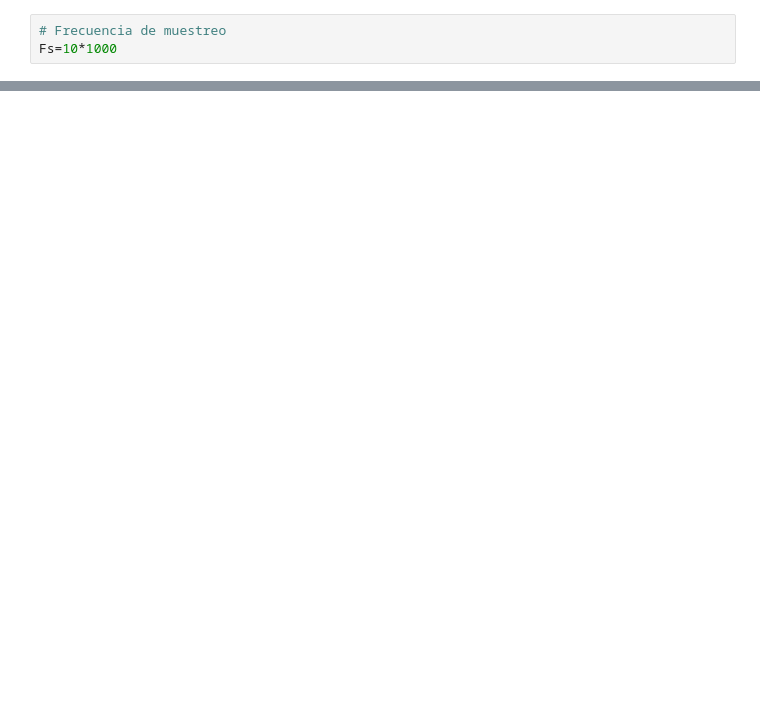
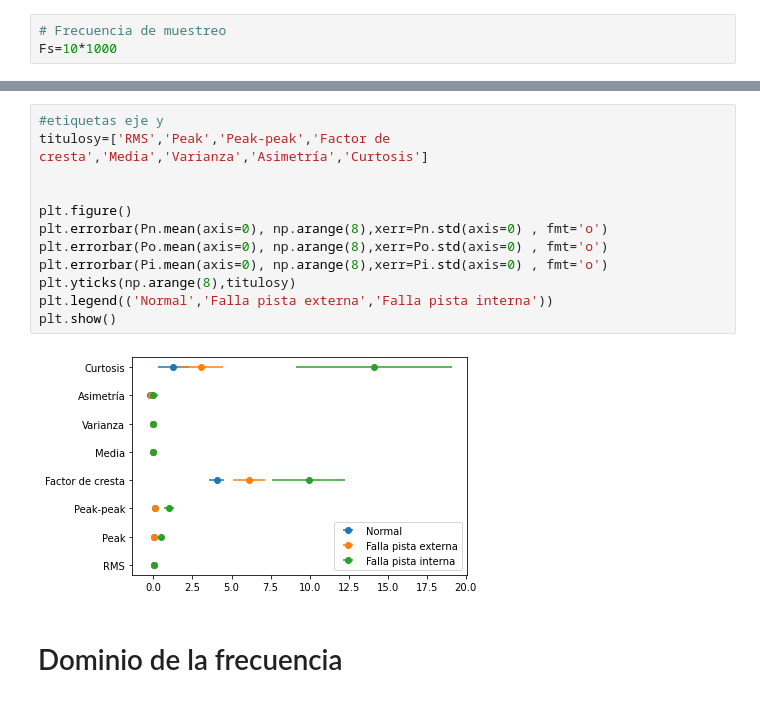
Before and after one commit to JLCdata/Procesamiento-de-se-ales-y-aprendizaje-de-maquinas-en-mantenimiento-predictivo, a Jupyter notebook: Tarea 2/T2.ipynb, the cells around one changed output, grey strips where cells are left out. Drawn from its saved outputs; the diff is of its cells as text; blank space fills up the shorter version.

```diff
--- a/Tarea 2/T2.ipynb
+++ b/Tarea 2/T2.ipynb
@@ -88,0 +167,16 @@ pd.DataFrame(Datos0['Channel_2'])[0:19].plot()
+# %%
+#etiquetas eje y
+titulosy=['RMS','Peak','Peak-peak','Factor de cresta','Media','Varianza','Asimetría','Curtosis']
+
+
+plt.figure()
+plt.errorbar(Pn.mean(axis=0), np.arange(8),xerr=Pn.std(axis=0) , fmt='o')
+plt.errorbar(Po.mean(axis=0), np.arange(8),xerr=Po.std(axis=0) , fmt='o')
+plt.errorbar(Pi.mean(axis=0), np.arange(8),xerr=Pi.std(axis=0) , fmt='o')
+plt.yticks(np.arange(8),titulosy)
+plt.legend(('Normal','Falla pista externa','Falla pista interna'))
+plt.show()
+# %% [output]
+[figure, added]
+# %% [markdown]
+# Dominio de la frecuencia
```
Also changed, not shown: parts of 36 cells of this notebook.
